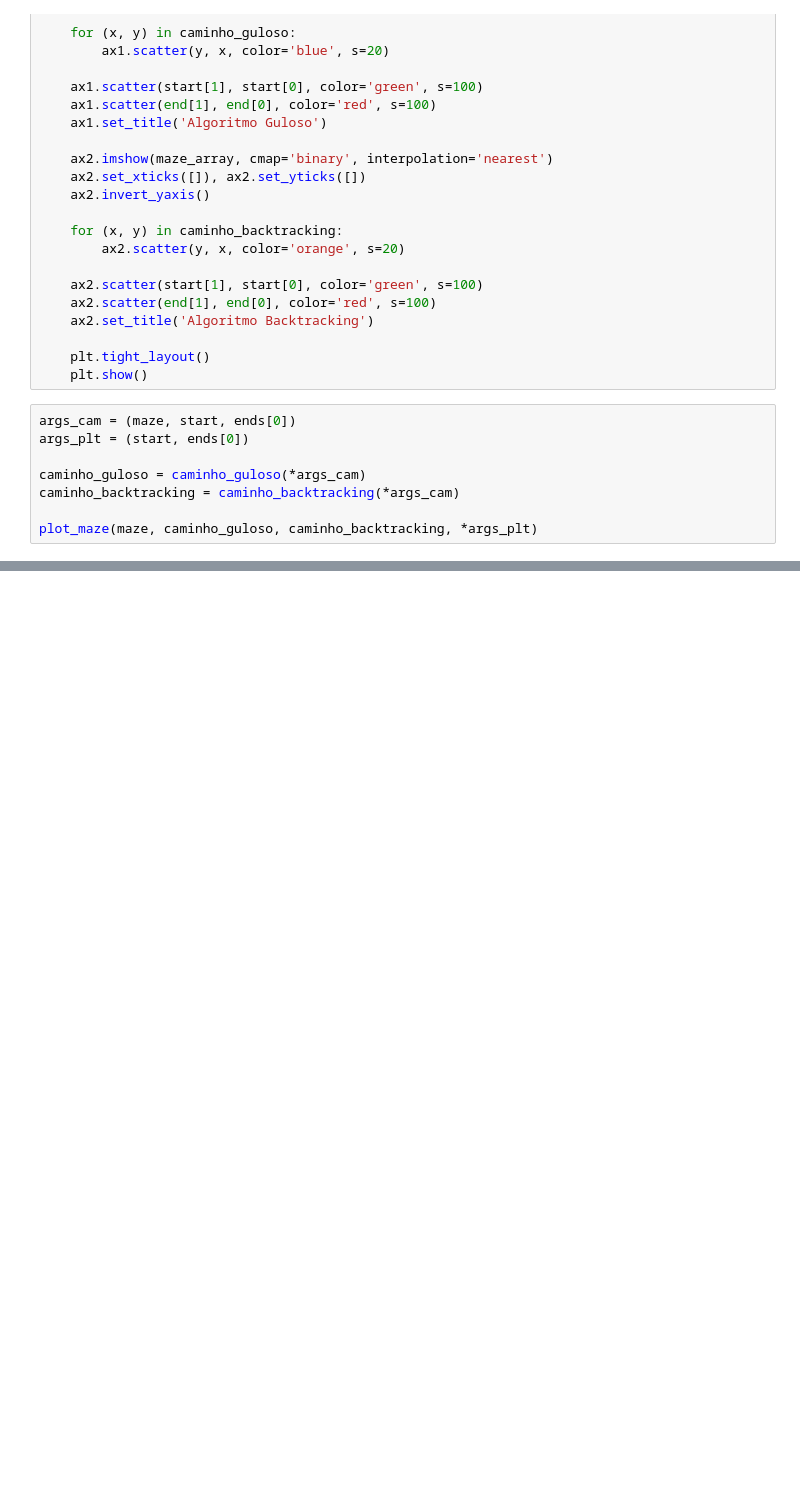
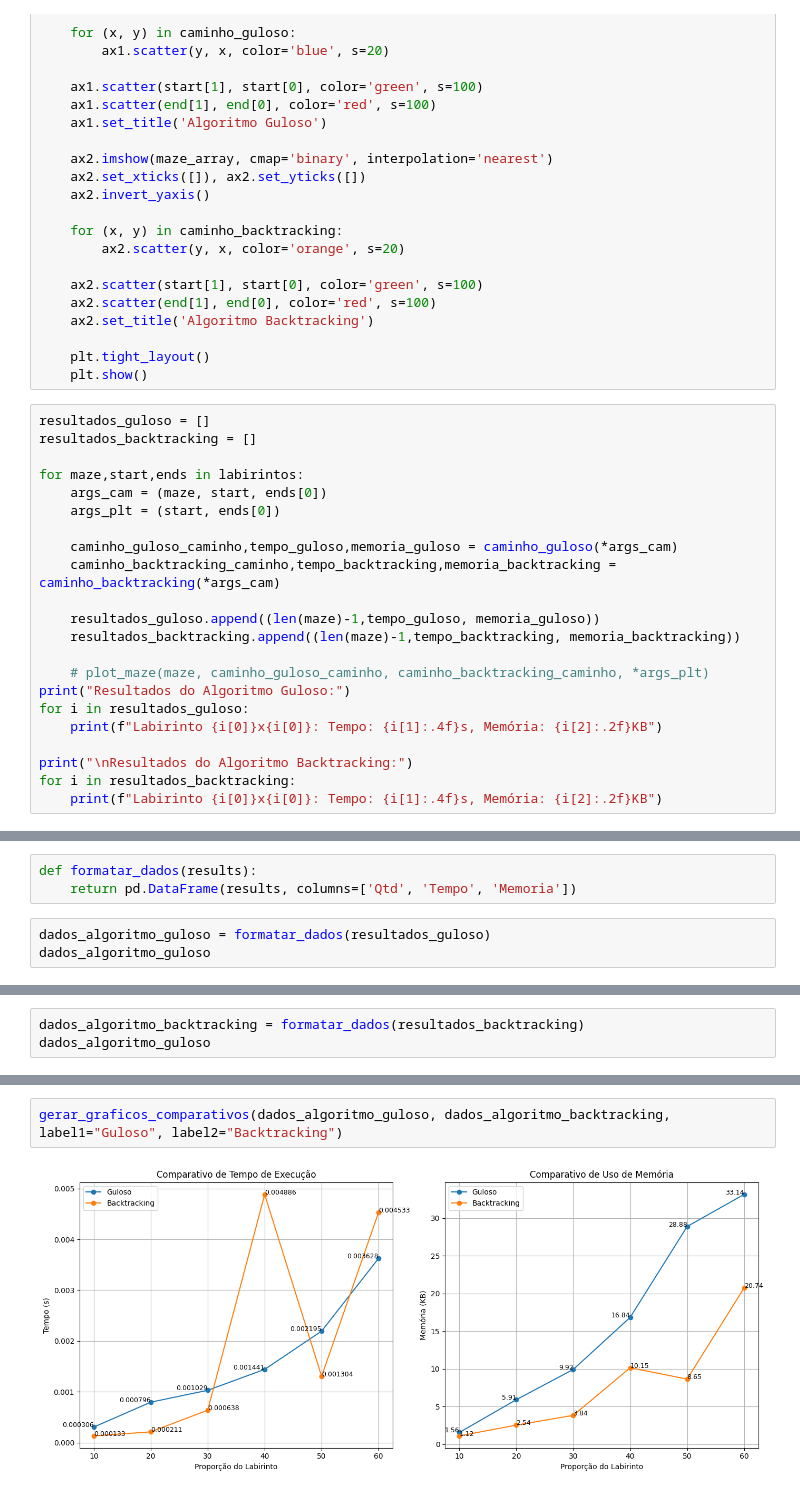
Before and after one commit to KauaHenSilva/paa_trabalho, a Jupyter notebook: main.ipynb, the cells around one changed output, grey strips where cells are left out. Drawn from its saved outputs; the diff is of its cells as text; blank space fills up the shorter version.

```diff
--- a/main.ipynb
+++ b/main.ipynb
@@ -157,11 +195,25 @@ def plot_maze(maze, caminho_guloso, caminho_backtracking, start, end):
     plt.tight_layout()
     plt.show()
 # %%
-args_cam = (maze, start, ends[0])
-args_plt = (start, ends[0])
+resultados_guloso = []
+resultados_backtracking = []
 
-caminho_guloso = caminho_guloso(*args_cam)
-caminho_backtracking = caminho_backtracking(*args_cam)
+for maze,start,ends in labirintos:
+    args_cam = (maze, start, ends[0])
+    args_plt = (start, ends[0])
 
-plot_maze(maze, caminho_guloso, caminho_backtracking, *args_plt)
+    caminho_guloso_caminho,tempo_guloso,memoria_guloso = caminho_guloso(*args_cam)
+    caminho_backtracking_caminho,tempo_backtracking,memoria_backtracking = caminho_backtracking(*args_cam)
+
+    resultados_guloso.append((len(maze)-1,tempo_guloso, memoria_guloso))
+    resultados_backtracking.append((len(maze)-1,tempo_backtracking, memoria_backtracking))
+
+    # plot_maze(maze, caminho_guloso_caminho, caminho_backtracking_caminho, *args_plt)
+print("Resultados do Algoritmo Guloso:")
+for i in resultados_guloso:
+    print(f"Labirinto {i[0]}x{i[0]}: Tempo: {i[1]:.4f}s, Memória: {i[2]:.2f}KB")
+
+print("\nResultados do Algoritmo Backtracking:")
+for i in resultados_backtracking:
+    print(f"Labirinto {i[0]}x{i[0]}: Tempo: {i[1]:.4f}s, Memória: {i[2]:.2f}KB")
 # %% [output]
@@ -168,0 +242,6 @@ plot_maze(maze, caminho_guloso, caminho_backtracking, *args_plt)
+# %%
+def formatar_dados(results):
+    return pd.DataFrame(results, columns=['Qtd', 'Tempo', 'Memoria'])
+# %%
+dados_algoritmo_guloso = formatar_dados(resultados_guloso)
+dados_algoritmo_guloso
@@ -168,0 +256,3 @@ plot_maze(maze, caminho_guloso, caminho_backtracking, *args_plt)
+# %%
+dados_algoritmo_backtracking = formatar_dados(resultados_backtracking)
+dados_algoritmo_guloso
@@ -168,0 +363,4 @@ plot_maze(maze, caminho_guloso, caminho_backtracking, *args_plt)
+# %%
+gerar_graficos_comparativos(dados_algoritmo_guloso, dados_algoritmo_backtracking, label1="Guloso", label2="Backtracking")
+# %% [output]
+[figure, added]
```
Also changed, not shown: parts of 16 cells of this notebook.
